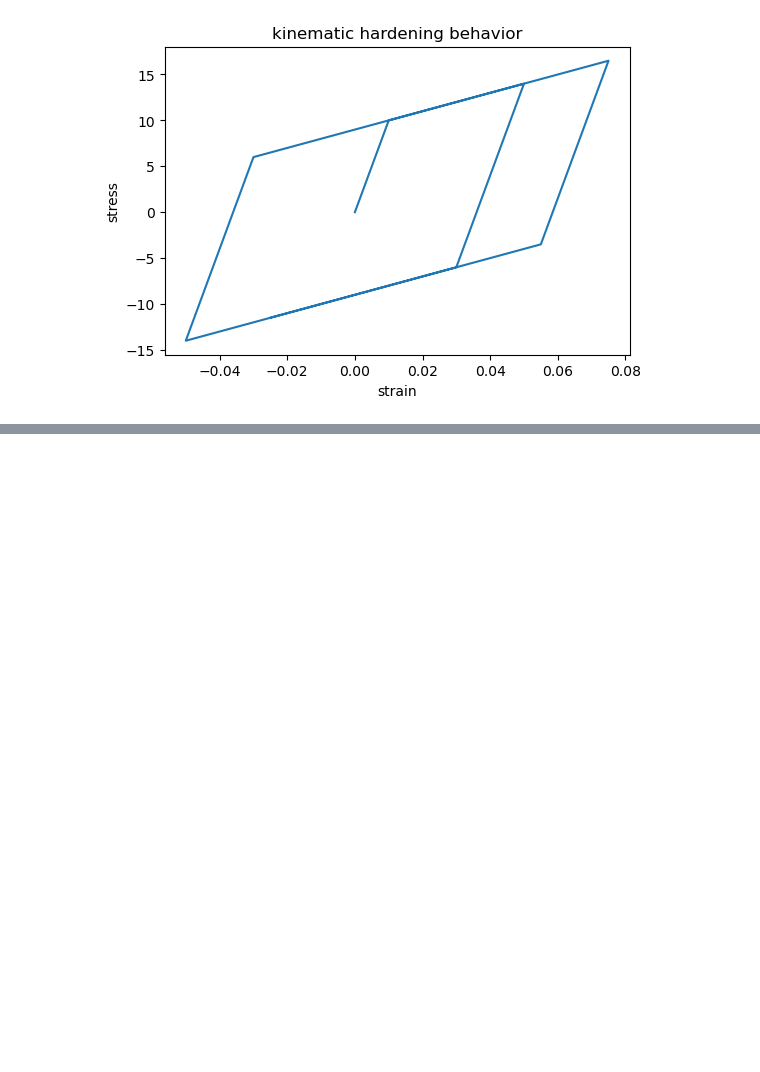
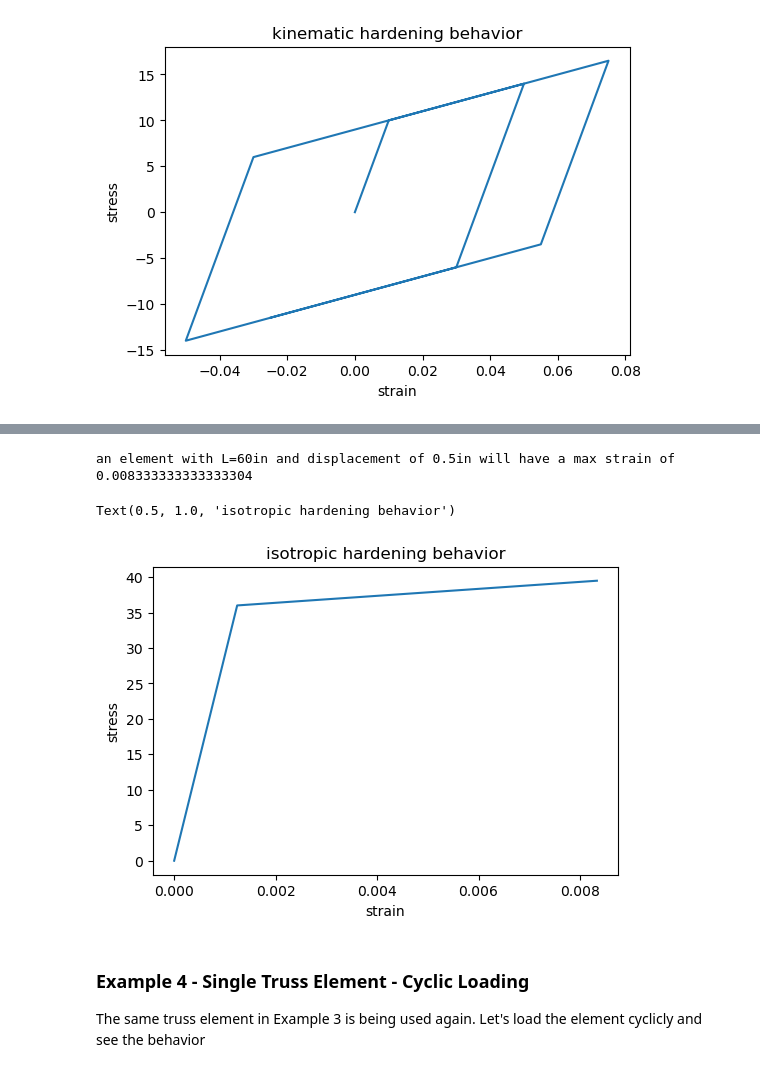
Before and after one commit to quan4444/me700_assignment1, a Jupyter notebook: assignment1.ipynb, the cells around one changed output, grey strips where cells are left out. Drawn from its saved outputs; the diff is of its cells as text; code cells hidden in the pictures; blank space fills up the shorter version.

```diff
--- a/assignment1.ipynb
+++ b/assignment1.ipynb
@@ -370,0 +392,35 @@ Text(0.5, 1.0, 'kinematic hardening behavior')
+# %%
+import elastoplastic as ep
+import numpy as np
+
+E=29e3
+H=500
+Y0=36
+sigma_n=0
+epsilon_p_n=0
+
+max_disp = 0.5
+max_strain = (60+0.5)/60 - 1
+print(f'an element with L=60in and displacement of 0.5in will have a max strain of {max_strain}')
+strain_list=np.linspace(0,max_strain,2000)
+
+iso_mat = ep.IsotropicHardening(E=E,H=H,Y0=Y0)
+stress_list = iso_mat.start_experiment(strain_list)
+# %% [output]
+an element with L=60in and displacement of 0.5in will have a max strain of 0.008333333333333304
+# %%
+import matplotlib.pyplot as plt
+
+fig,ax = plt.subplots(ncols=1,nrows=1,figsize=(6,4))
+
+ax.plot(strain_list,stress_list)
+ax.set_xlabel('strain')
+ax.set_ylabel('stress')
+ax.set_title('isotropic hardening behavior')
+# %% [output]
+Text(0.5, 1.0, 'isotropic hardening behavior')
+[figure, added]
+# %% [markdown]
+### Example 4 - Single Truss Element - Cyclic Loading
+
+The same truss element in Example 3 is being used again. Let's load the element cyclicly and see the behavior
```
Also changed, not shown: parts of 12 cells of this notebook, 2 other files.
